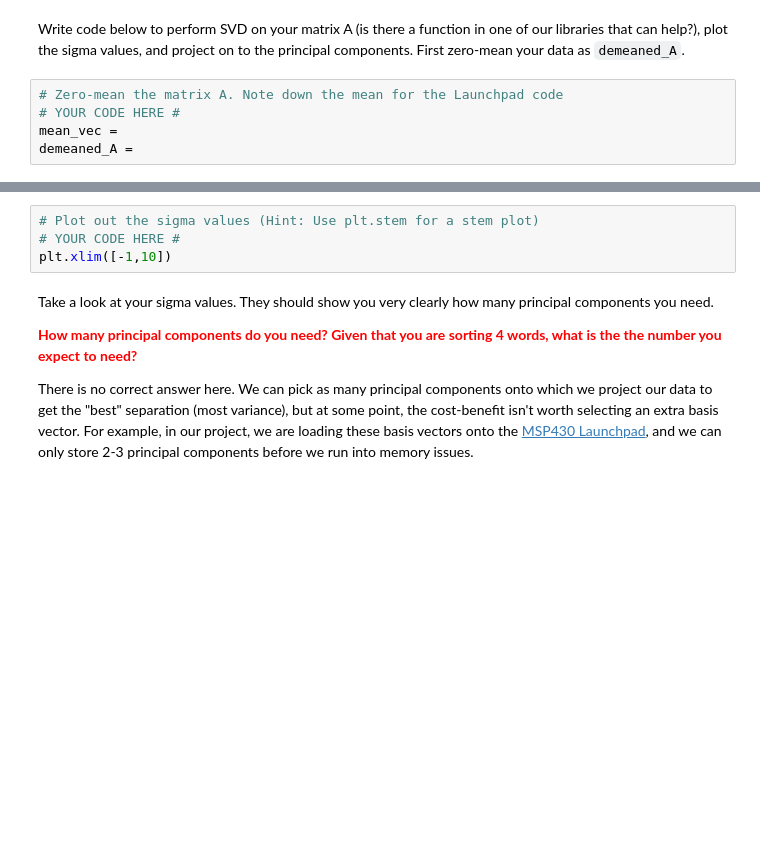
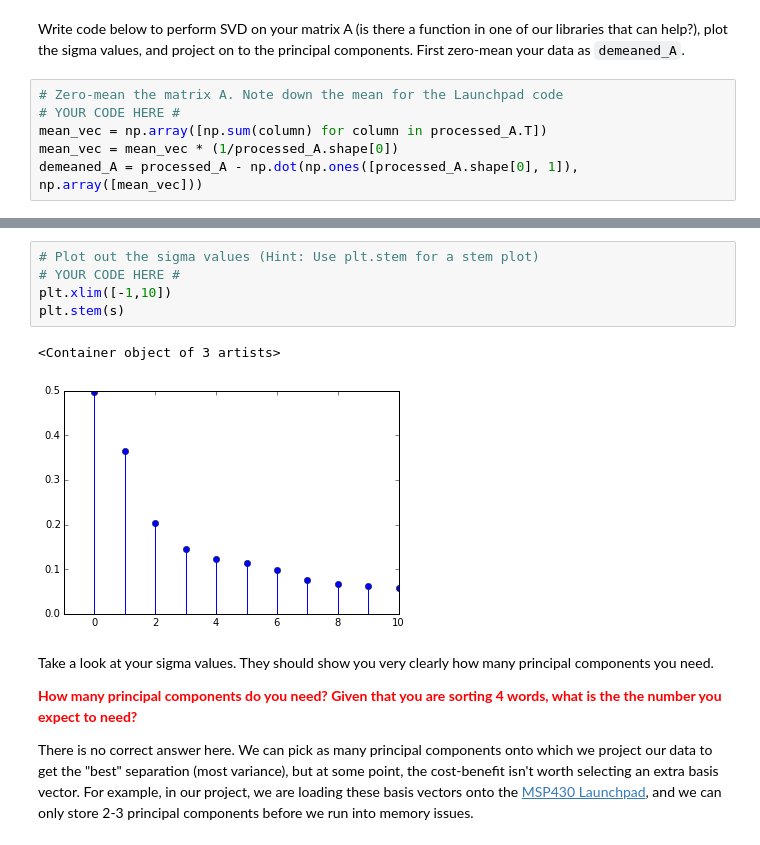
Before and after one commit to johnschulz/ee16b_car, a Jupyter notebook: part 4/SIXT33N-PCA.ipynb, the cells around one changed output, grey strips where cells are left out. Saved outputs shown, nothing was run; the diff lists cells and outputs as text; blank space fills up the shorter version.

```diff
--- a/part 4/SIXT33N-PCA.ipynb
+++ b/part 4/SIXT33N-PCA.ipynb
@@ -246,5 +264,6 @@ Write code below to perform SVD on your matrix A (is there a function in one of
 # %%
 # Zero-mean the matrix A. Note down the mean for the Launchpad code
 # YOUR CODE HERE #
-mean_vec =
-demeaned_A =
+mean_vec = np.array([np.sum(column) for column in processed_A.T])
+mean_vec = mean_vec * (1/processed_A.shape[0])
+demeaned_A = processed_A - np.dot(np.ones([processed_A.shape[0], 1]), np.array([mean_vec]))
@@ -254,7 +278,11 @@ demeaned_A =
 # %%
 # Plot out the sigma values (Hint: Use plt.stem for a stem plot)
 # YOUR CODE HERE #
 plt.xlim([-1,10])
+plt.stem(s)
+# %% [output]
+<Container object of 3 artists>
+[figure, added]
 # %% [markdown]
 Take a look at your sigma values. They should show you very clearly how many principal components you need.
 
```
Also changed, not shown: parts of 9 cells of this notebook, 10 other files.
